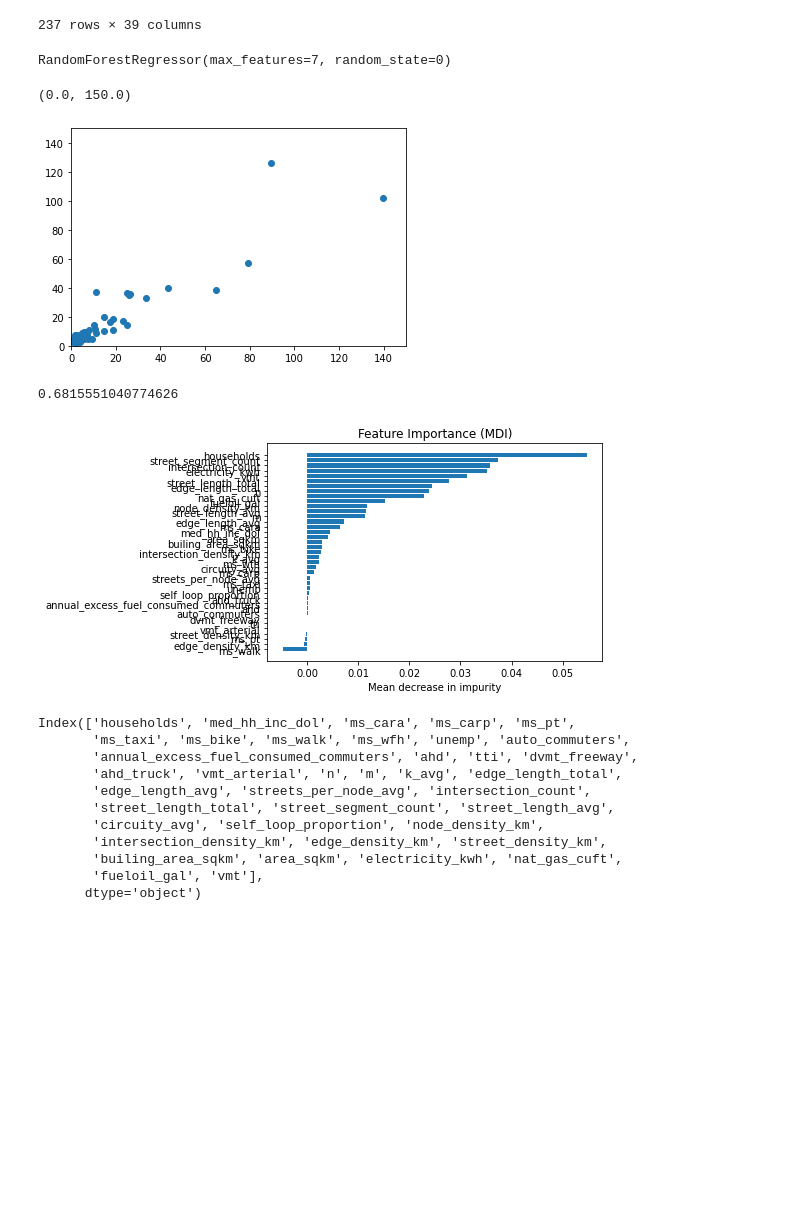
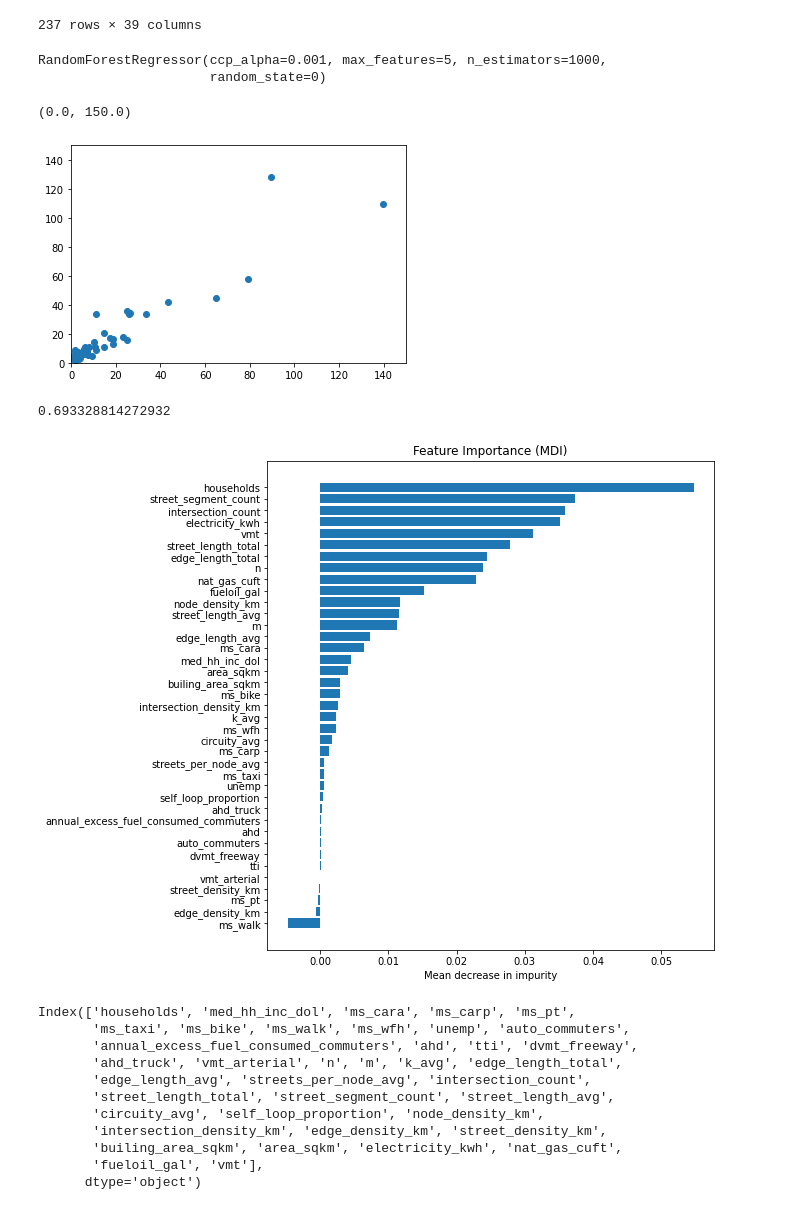
Before and after one commit to narslab/msa-emission-typologies, a Jupyter notebook: bin/jupyter/explanatory-plots-2.ipynb, the cells around one changed output. Saved outputs shown, nothing was run; the diff lists cells and outputs as text; code cells hidden in the pictures; blank space fills up the shorter version.

```diff
--- a/bin/jupyter/explanatory-plots-2.ipynb
+++ b/bin/jupyter/explanatory-plots-2.ipynb
@@ -167,4 +175,4 @@ X.head()
 | Albuquerque, NM | 344168 | 48875 | 0.799726 | 0.095175 | 0.018131 | 0.013973 | 0.009816 | 0.018735 | 0.044445 | 9.1 | ... |
 5 rows × 39 columns
 # %%
-rf = RandomForestRegressor(max_features=7, n_estimators=100, random_state=0)
+rf = RandomForestRegressor(max_features=5, n_estimators=1000, random_state=0, ccp_alpha=0.001)
@@ -208,7 +236,8 @@ X_train
 # %%
 rf.fit(X_train, y_train)
 # %% [output]
-RandomForestRegressor(max_features=7, random_state=0)
+RandomForestRegressor(ccp_alpha=0.001, max_features=5, n_estimators=1000,
+                      random_state=0)
 # %%
 y_pred = rf.predict(X_test)
 # %%
@@ -217,11 +246,11 @@ plt.ylim(0, 150)
 plt.xlim(0, 150)
 # %% [output]
 (0.0, 150.0)
-[figure, old version]
+[figure, new version]
 # %%
 mean_absolute_percentage_error(y_test, y_pred)
 # %% [output]
-0.6815551040774626
+0.693328814272932
 # %%
 result = permutation_importance(
     rf, X_test, y_test, n_repeats=10, random_state=42, n_jobs=2)
@@ -229,16 +258,17 @@ tree_importances = pd.Series(result.importances_mean, index=X.columns)
 # %%
 # sort features according to importance
 sorted_idx = np.argsort(tree_importances)
 pos = np.arange(sorted_idx.shape[0])
 
+plt.figure(figsize=(8,9))
 # plot feature importances
 plt.barh(pos, tree_importances[sorted_idx], align="center")
 
 plt.yticks(pos, np.array(X.columns)[sorted_idx])
 plt.title("Feature Importance (MDI)")
 plt.xlabel("Mean decrease in impurity");
 # %% [output]
-[figure, old version]
+[figure, new version]
 # %%
 X.columns
 # %% [output]
```
Also changed, not shown: parts of 7 cells of this notebook.
